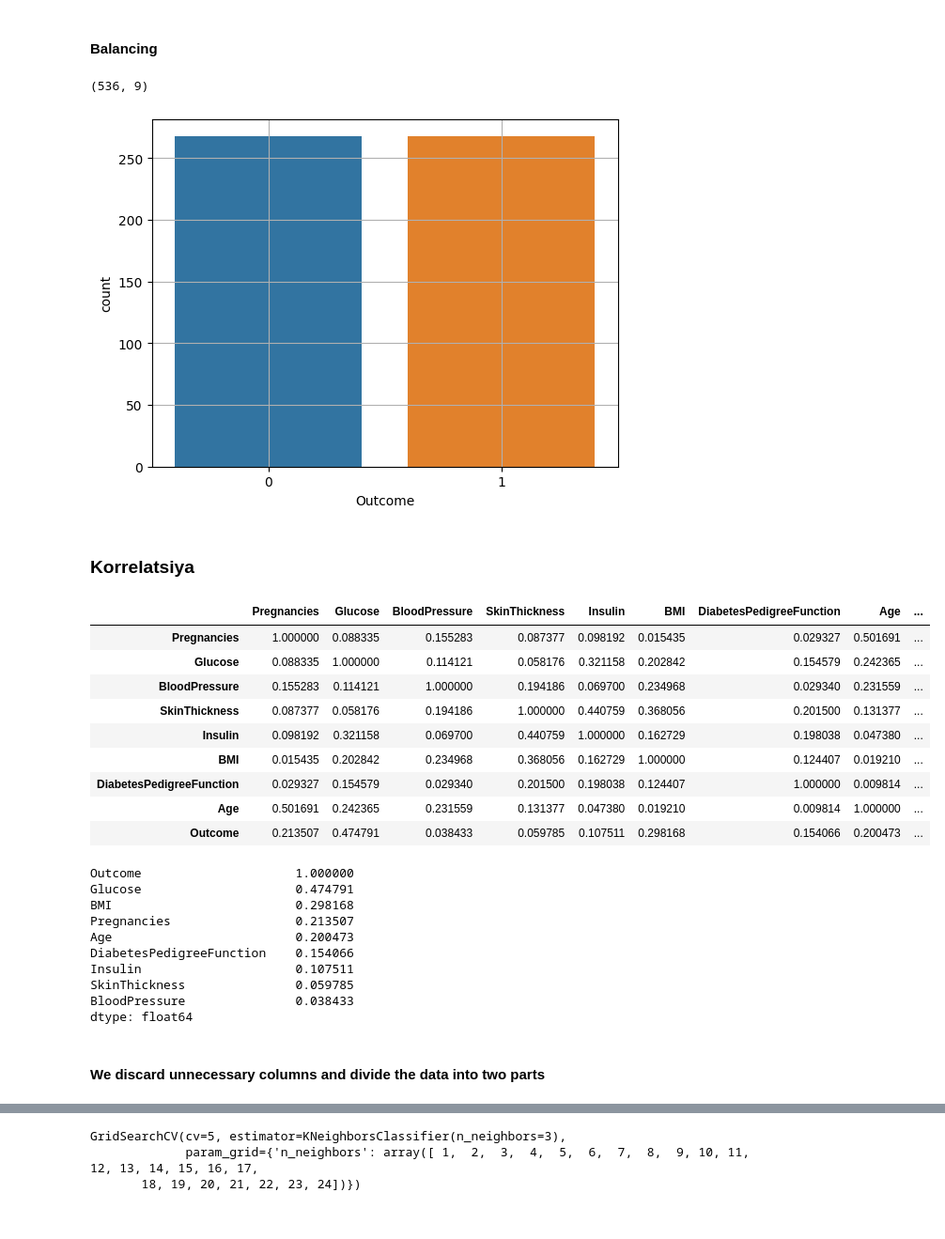
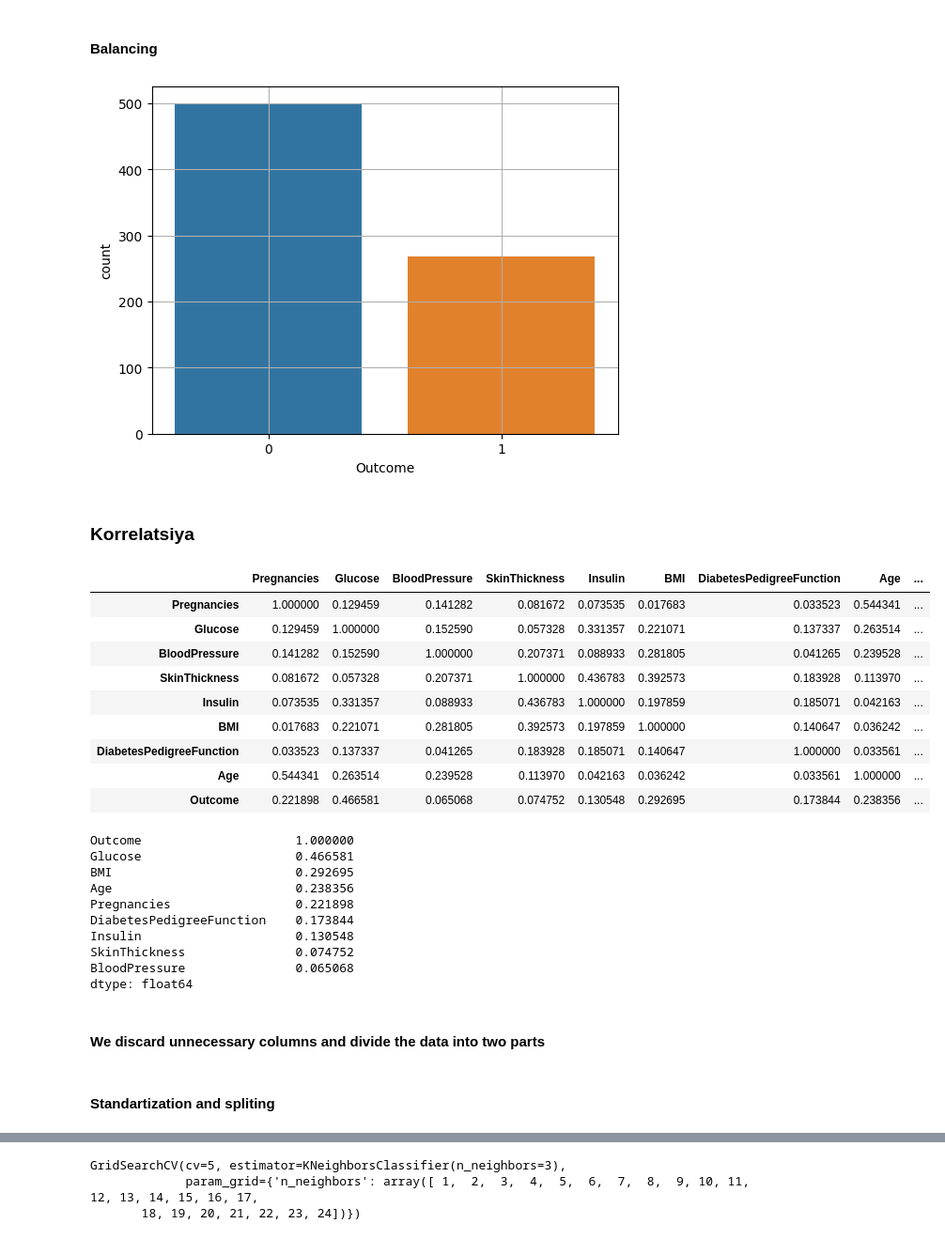
Before and after one commit to holmon-alp/diagnosis-of-diabetes, a Jupyter notebook: Diagnosis_of_diabetes.ipynb, the cells around one changed output, grey strips where cells are left out. Shown at 94% size. Drawn from its saved outputs; the diff is of its cells as text; code cells hidden in the pictures.

```diff
--- a/Diagnosis_of_diabetes.ipynb
+++ b/Diagnosis_of_diabetes.ipynb
@@ -72,49 +77,47 @@ plt.show()
 # %%
 
 
-df_majority = diabetes_data[diabetes_data['Outcome'] == 0]
-df_minority = diabetes_data[diabetes_data['Outcome'] == 1]
-df_majority = df_majority.sample(268)
-df_balanced = pd.concat([df_minority, df_majority])
-df_balanced.shape
+# df_majority = diabetes_data[diabetes_data['Outcome'] == 0]
+# df_minority = diabetes_data[diabetes_data['Outcome'] == 1]
+# df_majority = df_majority.sample(268)
+# df_balanced = pd.concat([df_minority, df_majority])
+# df_balanced.shape
 
-# df_balanced = diabetes_data.copy()
+data = diabetes_data.copy()
-# %% [output]
-(536, 9)
 # %%
-sns.countplot(df_balanced, x="Outcome")
+sns.countplot(data, x="Outcome")
 plt.grid()
 plt.show()
 # %% [output]
-[figure, old version]
+[figure, new version]
 # %% [markdown]
 ### Korrelatsiya
 # %%
-corr_matrix = df_balanced.corr().abs()
+corr_matrix = data.corr().abs()
 corr_matrix.style.background_gradient(cmap='coolwarm')
 # %% [output]
 |  | Pregnancies | Glucose | BloodPressure | SkinThickness | Insulin | BMI | DiabetesPedigreeFunction | Age | ... |
-| Pregnancies | 1.000000 | 0.088335 | 0.155283 | 0.087377 | 0.098192 | 0.015435 | 0.029327 | 0.501691 | ... |
-| Glucose | 0.088335 | 1.000000 | 0.114121 | 0.058176 | 0.321158 | 0.202842 | 0.154579 | 0.242365 | ... |
-| BloodPressure | 0.155283 | 0.114121 | 1.000000 | 0.194186 | 0.069700 | 0.234968 | 0.029340 | 0.231559 | ... |
-| SkinThickness | 0.087377 | 0.058176 | 0.194186 | 1.000000 | 0.440759 | 0.368056 | 0.201500 | 0.131377 | ... |
-| Insulin | 0.098192 | 0.321158 | 0.069700 | 0.440759 | 1.000000 | 0.162729 | 0.198038 | 0.047380 | ... |
-| BMI | 0.015435 | 0.202842 | 0.234968 | 0.368056 | 0.162729 | 1.000000 | 0.124407 | 0.019210 | ... |
-| DiabetesPedigreeFunction | 0.029327 | 0.154579 | 0.029340 | 0.201500 | 0.198038 | 0.124407 | 1.000000 | 0.009814 | ... |
-| Age | 0.501691 | 0.242365 | 0.231559 | 0.131377 | 0.047380 | 0.019210 | 0.009814 | 1.000000 | ... |
-| Outcome | 0.213507 | 0.474791 | 0.038433 | 0.059785 | 0.107511 | 0.298168 | 0.154066 | 0.200473 | ... |
+| Pregnancies | 1.000000 | 0.129459 | 0.141282 | 0.081672 | 0.073535 | 0.017683 | 0.033523 | 0.544341 | ... |
+| Glucose | 0.129459 | 1.000000 | 0.152590 | 0.057328 | 0.331357 | 0.221071 | 0.137337 | 0.263514 | ... |
+| BloodPressure | 0.141282 | 0.152590 | 1.000000 | 0.207371 | 0.088933 | 0.281805 | 0.041265 | 0.239528 | ... |
+| SkinThickness | 0.081672 | 0.057328 | 0.207371 | 1.000000 | 0.436783 | 0.392573 | 0.183928 | 0.113970 | ... |
+| Insulin | 0.073535 | 0.331357 | 0.088933 | 0.436783 | 1.000000 | 0.197859 | 0.185071 | 0.042163 | ... |
+| BMI | 0.017683 | 0.221071 | 0.281805 | 0.392573 | 0.197859 | 1.000000 | 0.140647 | 0.036242 | ... |
+| DiabetesPedigreeFunction | 0.033523 | 0.137337 | 0.041265 | 0.183928 | 0.185071 | 0.140647 | 1.000000 | 0.033561 | ... |
+| Age | 0.544341 | 0.263514 | 0.239528 | 0.113970 | 0.042163 | 0.036242 | 0.033561 | 1.000000 | ... |
+| Outcome | 0.221898 | 0.466581 | 0.065068 | 0.074752 | 0.130548 | 0.292695 | 0.173844 | 0.238356 | ... |
 # %%
-df_balanced.corrwith(df_balanced['Outcome']).abs().sort_values(ascending=False)
+data.corrwith(data['Outcome']).abs().sort_values(ascending=False)
 # %% [output]
 Outcome                     1.000000
-Glucose                     0.474791
-BMI                         0.298168
-Pregnancies                 0.213507
-Age                         0.200473
-DiabetesPedigreeFunction    0.154066
-Insulin                     0.107511
-SkinThickness               0.059785
-BloodPressure               0.038433
+Glucose                     0.466581
+BMI                         0.292695
+Age                         0.238356
+Pregnancies                 0.221898
+DiabetesPedigreeFunction    0.173844
+Insulin                     0.130548
+SkinThickness               0.074752
+BloodPressure               0.065068
 dtype: float64
 # %% [markdown]
 #### We discard unnecessary columns and divide the data into two parts
@@ -124 +127,3 @@ Y = df_balanced["Outcome"].copy()
+# %% [markdown]
+#### Standartization and spliting
 # %%
```
Also changed, not shown: parts of 26 cells of this notebook.
